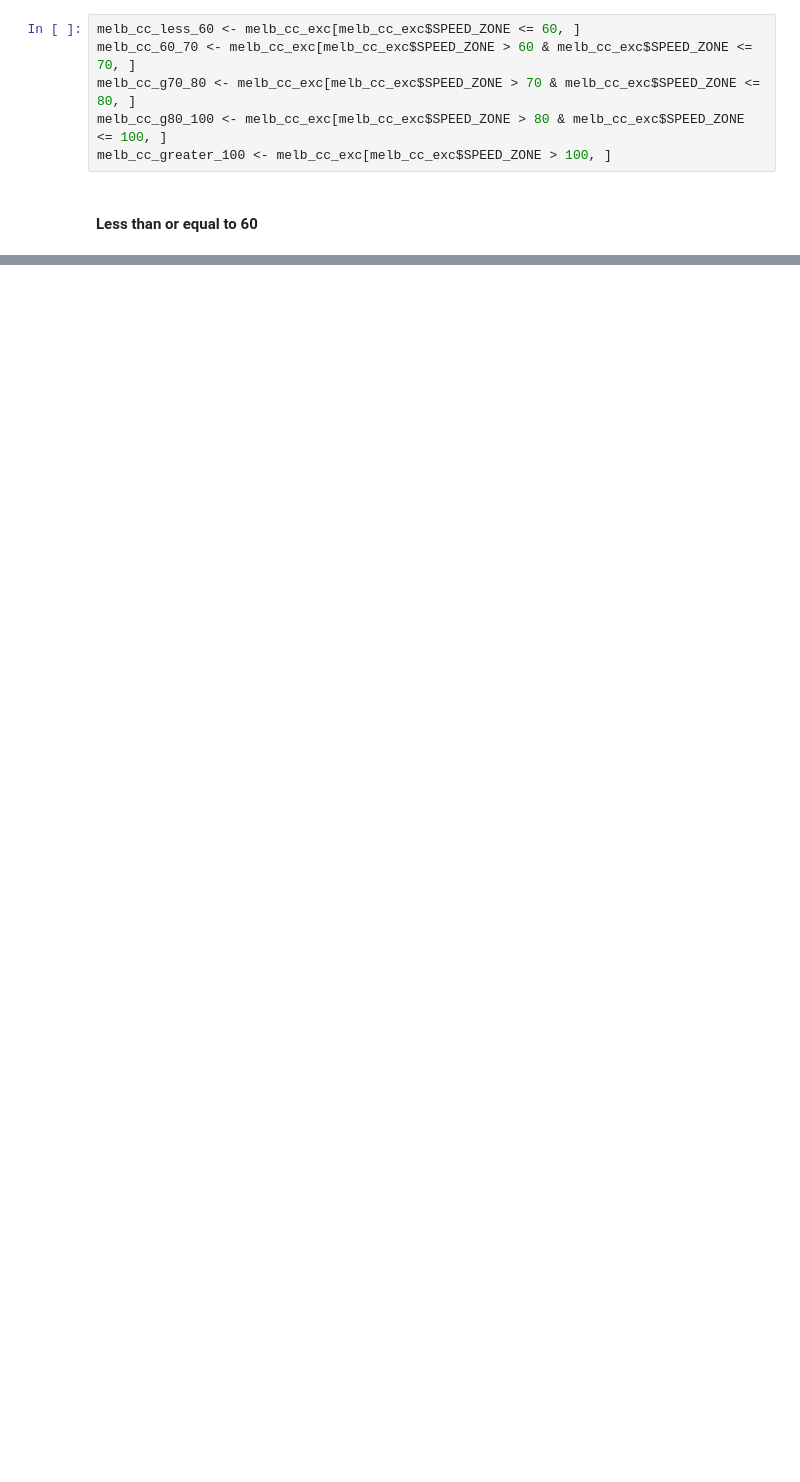
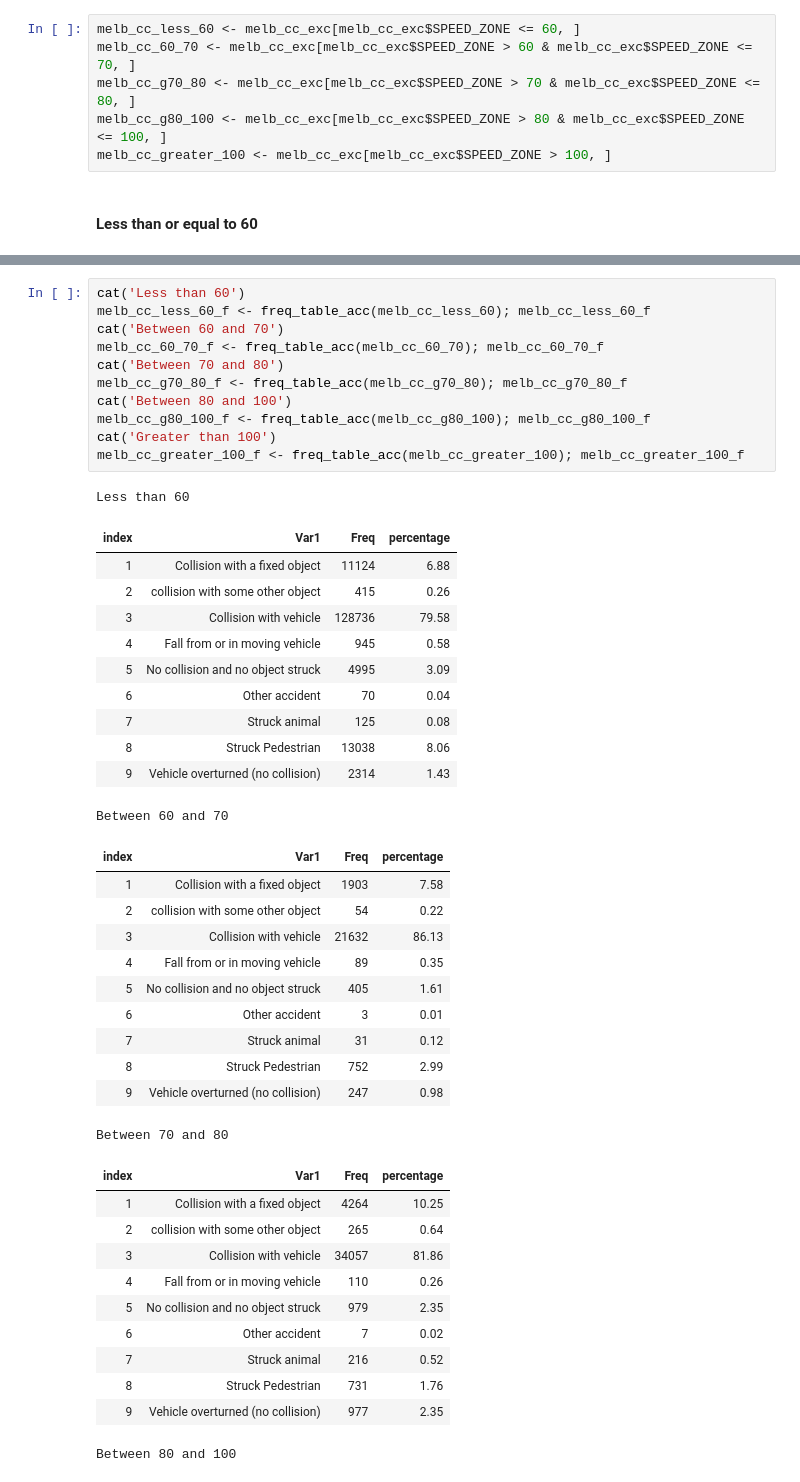
Before and after one commit to cyamma/melb_car_crash, a Jupyter notebook: accident_analysis.ipynb, the cells around one changed output, grey strips where cells are left out. Saved outputs shown, nothing was run; the diff lists cells and outputs as text; blank space fills up the shorter version.

```diff
--- a/accident_analysis.ipynb
+++ b/accident_analysis.ipynb
@@ -298,0 +262,46 @@ freq_table_acc(melb_cc_greater_100)
+# %%
+cat('Less than 60')
+melb_cc_less_60_f <- freq_table_acc(melb_cc_less_60); melb_cc_less_60_f
+cat('Between 60 and 70')
+melb_cc_60_70_f <- freq_table_acc(melb_cc_60_70); melb_cc_60_70_f
+cat('Between 70 and 80')
+melb_cc_g70_80_f <- freq_table_acc(melb_cc_g70_80); melb_cc_g70_80_f
+cat('Between 80 and 100')
+melb_cc_g80_100_f <- freq_table_acc(melb_cc_g80_100); melb_cc_g80_100_f
+cat('Greater than 100')
+melb_cc_greater_100_f <- freq_table_acc(melb_cc_greater_100); melb_cc_greater_100_f
+# %% [output]
+Less than 60
+| index | Var1 | Freq | percentage |
+| 1 | Collision with a fixed object | 11124 | 6.88 |
+| 2 | collision with some other object | 415 | 0.26 |
+| 3 | Collision with vehicle | 128736 | 79.58 |
+| 4 | Fall from or in moving vehicle | 945 | 0.58 |
+| 5 | No collision and no object struck | 4995 | 3.09 |
+| 6 | Other accident | 70 | 0.04 |
+| 7 | Struck animal | 125 | 0.08 |
+| 8 | Struck Pedestrian | 13038 | 8.06 |
+| 9 | Vehicle overturned (no collision) | 2314 | 1.43 |
+Between 60 and 70
+| index | Var1 | Freq | percentage |
+| 1 | Collision with a fixed object | 1903 | 7.58 |
+| 2 | collision with some other object | 54 | 0.22 |
+| 3 | Collision with vehicle | 21632 | 86.13 |
+| 4 | Fall from or in moving vehicle | 89 | 0.35 |
+| 5 | No collision and no object struck | 405 | 1.61 |
+| 6 | Other accident | 3 | 0.01 |
+| 7 | Struck animal | 31 | 0.12 |
+| 8 | Struck Pedestrian | 752 | 2.99 |
+| 9 | Vehicle overturned (no collision) | 247 | 0.98 |
+Between 70 and 80
+| index | Var1 | Freq | percentage |
+| 1 | Collision with a fixed object | 4264 | 10.25 |
+| 2 | collision with some other object | 265 | 0.64 |
+| 3 | Collision with vehicle | 34057 | 81.86 |
+| 4 | Fall from or in moving vehicle | 110 | 0.26 |
+| 5 | No collision and no object struck | 979 | 2.35 |
+| 6 | Other accident | 7 | 0.02 |
+| 7 | Struck animal | 216 | 0.52 |
+| 8 | Struck Pedestrian | 731 | 1.76 |
+| 9 | Vehicle overturned (no collision) | 977 | 2.35 |
+Between 80 and 100
```
Also changed, not shown: parts of 11 cells of this notebook.
